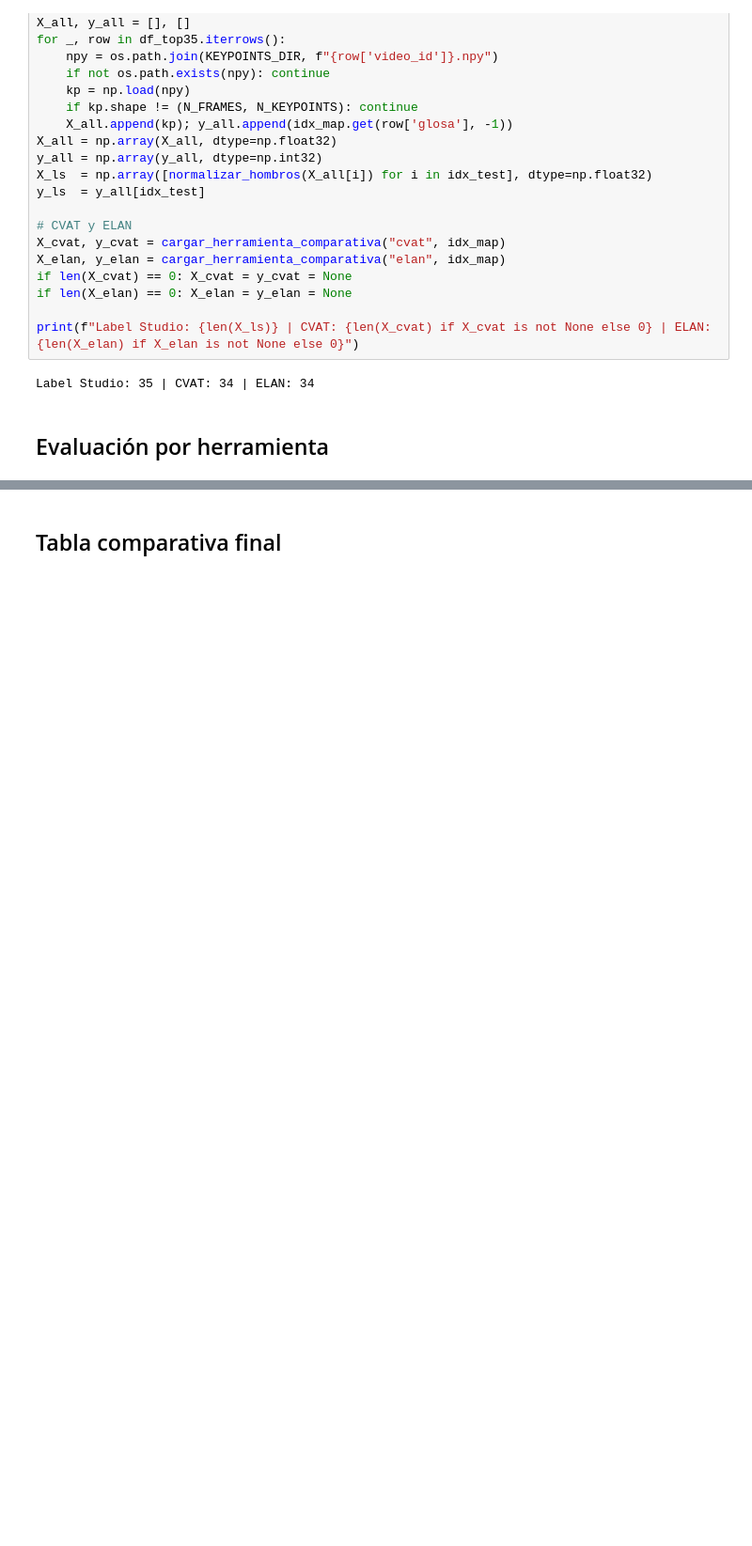
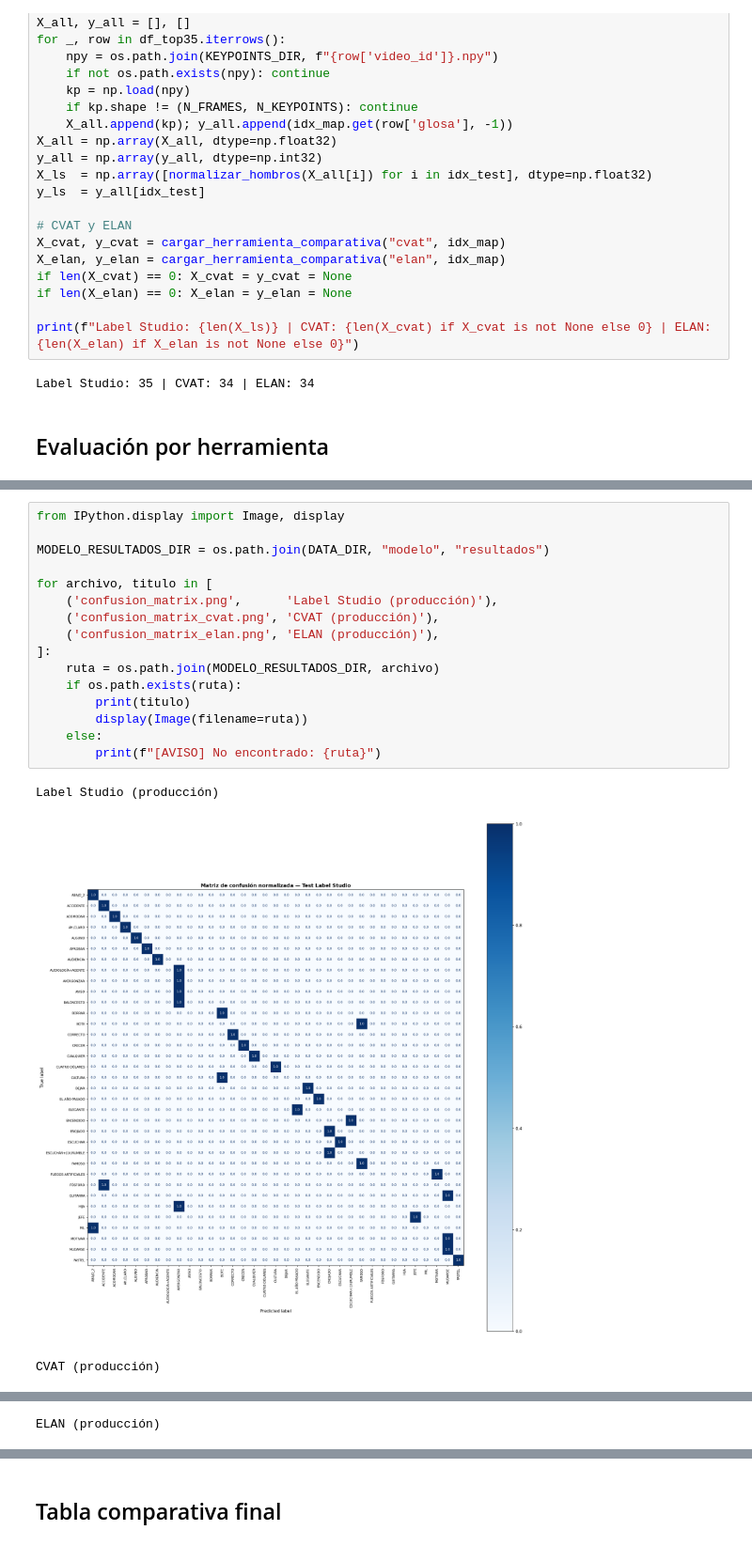
Before and after one commit to jhuly123/Codigo_TIC, a Jupyter notebook: experimentos/exp4_herramientas/exp4_comparativa_herramientas.ipynb, the cells around one changed output, grey strips where cells are left out. Shown at 94% size. Drawn from its saved outputs; the diff is of its cells as text; blank space fills up the shorter version.

```diff
--- a/experimentos/exp4_herramientas/exp4_comparativa_herramientas.ipynb
+++ b/experimentos/exp4_herramientas/exp4_comparativa_herramientas.ipynb
@@ -146,0 +166,20 @@ ELAN (lingüístico)
+# %%
+from IPython.display import Image, display
+
+MODELO_RESULTADOS_DIR = os.path.join(DATA_DIR, "modelo", "resultados")
+
+for archivo, titulo in [
+    ('confusion_matrix.png',      'Label Studio (producción)'),
+    ('confusion_matrix_cvat.png', 'CVAT (producción)'),
+    ('confusion_matrix_elan.png', 'ELAN (producción)'),
+]:
+    ruta = os.path.join(MODELO_RESULTADOS_DIR, archivo)
+    if os.path.exists(ruta):
+        print(titulo)
+        display(Image(filename=ruta))
+    else:
+        print(f"[AVISO] No encontrado: {ruta}")
+# %% [output]
+Label Studio (producción)
+[figure, added]
+CVAT (producción)
@@ -146,0 +187 @@ ELAN (lingüístico)
+ELAN (producción)
```
Also changed, not shown: parts of 8 cells of this notebook, 19 other files.
